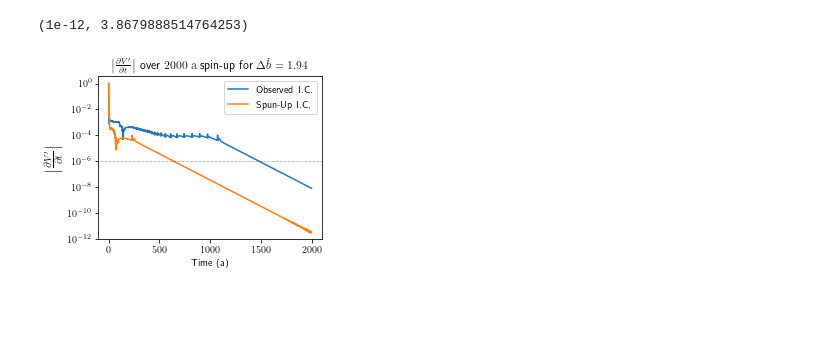
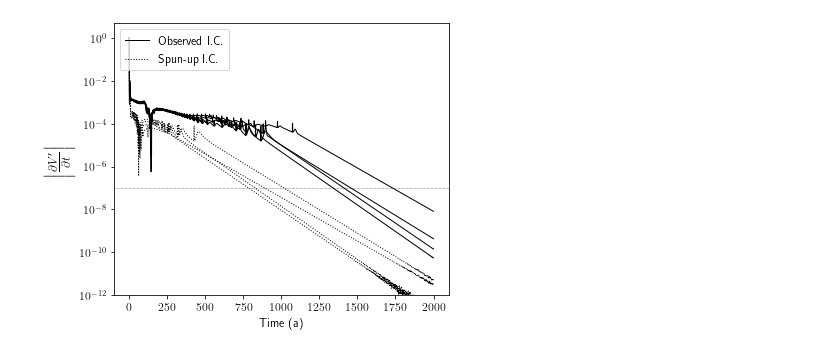
Before and after one commit to andrewdnolan/Harmonic_Beds, a Jupyter notebook: elmer/Notebooks/Hysterisis.ipynb, the cells around one changed output. Saved outputs shown, nothing was run; the diff lists cells and outputs as text; code cells hidden in the pictures; blank space fills up the shorter version.

```diff
--- a/elmer/Notebooks/Hysterisis.ipynb
+++ b/elmer/Notebooks/Hysterisis.ipynb
@@ -23,5 +38,9 @@ SmoothBed_SS_IC = xr.concat(xarrays,
                        pd.Index(data = np.arange(1.90, 2.051, 0.01),  name='Delta_MB'))
                        #pd.Index(data = np.delete(np.arange(2.00, 2.51, 0.01),26),  name='Delta_MB'))
 
+# Correct for mimimum thickness
+# NOTE:: This shoud have been done in the dat2h5.py file but not sure if it's working
 SmoothBed_SS_IC['z_s'] = SmoothBed_SS_IC.z_s.where((SmoothBed_SS_IC.z_s - SmoothBed_SS_IC.z_b) != 10., SmoothBed_SS_IC.z_b)
 SmoothBed_SS_IC["H"]   = SmoothBed_SS_IC.z_s - SmoothBed_SS_IC.z_b
+# Flip the x-coordinate to more accurately match the map view representation of LK
+SmoothBed_SS_IC['x'] = SmoothBed_SS_IC['x'][::-1]
@@ -39,5 +60,9 @@ Observed_IC = xr.concat(xarrays,
                        pd.Index(data = np.arange(1.90, 2.051, 0.01), name='Delta_MB'))
                        #pd.Index(data = np.delete(np.arange(2.00, 2.51, 0.01),26), name='Delta_MB'))
 
+# Correct for mimimum thickness
+# NOTE:: This shoud have been done in the dat2h5.py file but not sure if it's working
 Observed_IC['z_s'] = Observed_IC.z_s.where((Observed_IC.z_s - Observed_IC.z_b) != 10., Observed_IC.z_b)
 Observed_IC["H"]   = Observed_IC.z_s - Observed_IC.z_b
+# Flip the x-coordinate to more accurately match the map view representation of LK
+Observed_IC['x']   = Observed_IC['x'][::-1]
@@ -152,18 +171,31 @@ fig.savefig('../plots/farinotti_corrected/dx50/hysteresis/V(t=2000).png', dpi=40
 # %%
-fig, ax = plt.subplots(1,1, figsize=(4,3), sharey=True)
+fig, ax = plt.subplots(1,1, figsize=(6,5), sharey=True)
 
-ax.plot(OIC_vol.t, np.abs(OIC_vol.isel(Delta_MB=4).differentiate('t')), label='Observed I.C.')
-ax.plot(SIC_vol.t, np.abs(SIC_vol.isel(Delta_MB=4).differentiate('t')), label='Spun-Up I.C.')
-ax.legend()
+for delta_mb in np.arange(1.94,1.97,0.01):
+    color = cmap(norm(delta_mb))
 
-ax.set_title( r'$\left| \frac{\partial V^{\prime}}{\partial t} \right|$ over $2000 \; \rm{a}$ spin-up for $\Delta \dot b = 1.94$')
+    ax.plot(OIC_vol.t,
+            np.abs(OIC_vol.sel(Delta_MB=delta_mb).differentiate('t')),
+            color='k',
+            lw=1.0)
+    ax.plot(SIC_vol.t,
+            np.abs(SIC_vol.sel(Delta_MB=delta_mb).differentiate('t')),
+            color='k',
+            lw=1.0,
+            ls=':')
+
+# aditional lines
+custom_lines = [Line2D([0], [0], color='k', lw=1, ls='-'),
+                Line2D([0], [0], color='k', lw=1, ls=':')]
+
+ax.legend(custom_lines, ['Observed I.C.', 'Spun-up  I.C.'], loc=2)
+
 ax.set_ylabel(r'$\left| \frac{\partial V^{\prime}}{\partial t} \right|$', fontsize='x-large')
 ax.set_xlabel('Time (a)')
 
-ax.axhline(10e-7, ls=':', c='k', lw=0.5)
+ax.axhline(1e-7, ls=':', c='k', lw=0.5)
 ax.set_yscale('log')
-ax.set_ylim(10e-13, None)
-# fig.savefig('../plots/farinotti_corrected/dx50/hysteresis/dVdt_delta_MB=1.94.png', dpi=400, bbox_inches='tight', facecolor='w')
+ax.set_ylim(10e-13, None);
+fig.savefig('../plots/farinotti_corrected/dx50/hysteresis/dVdt.png', dpi=400, bbox_inches='tight', facecolor='w')
 # %% [output]
-(1e-12, 3.8679888514764253)
-[figure, old version]
+[figure, new version]
```
Also changed, not shown: parts of 34 cells of this notebook, 2 other files.
